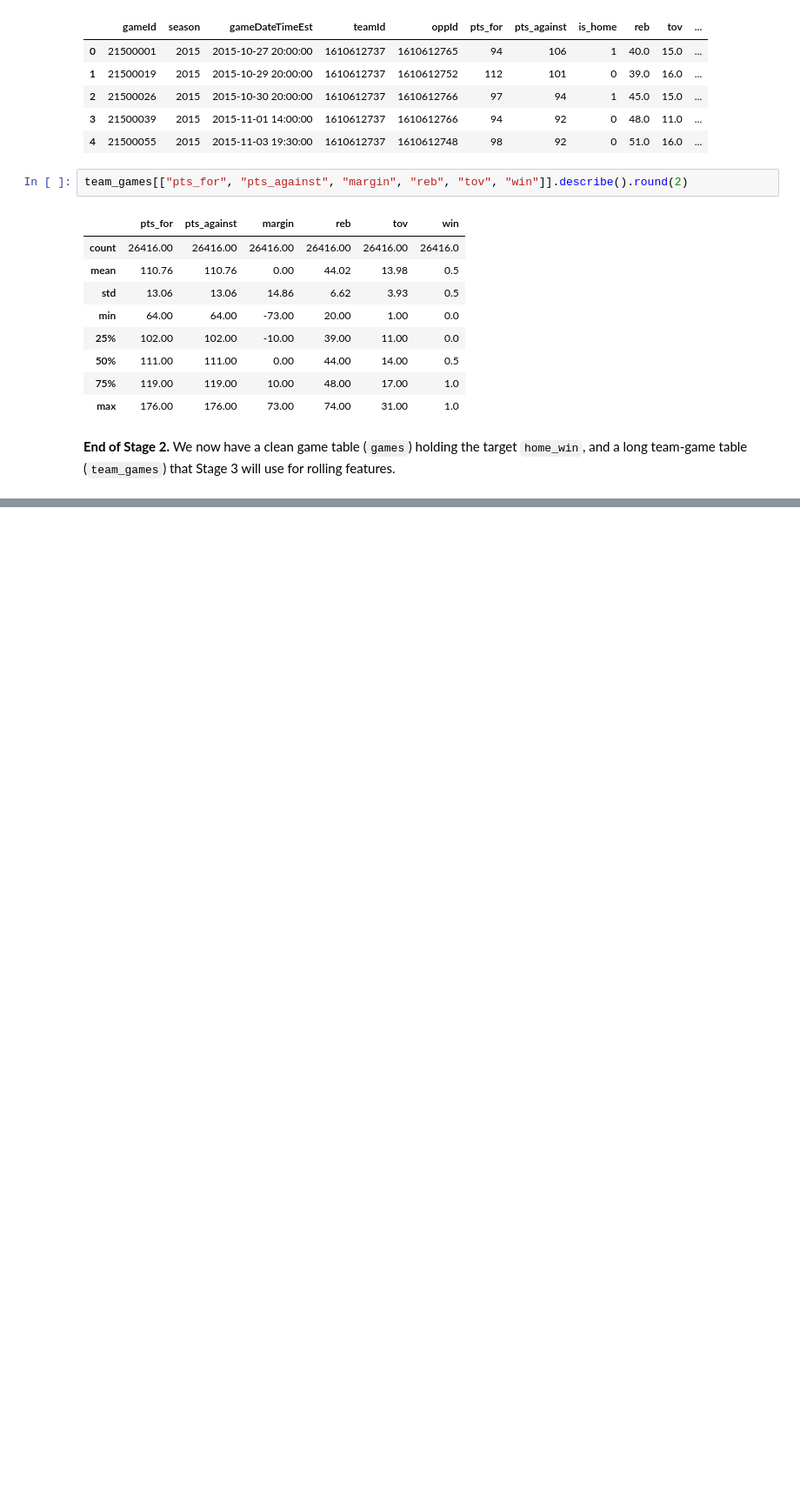
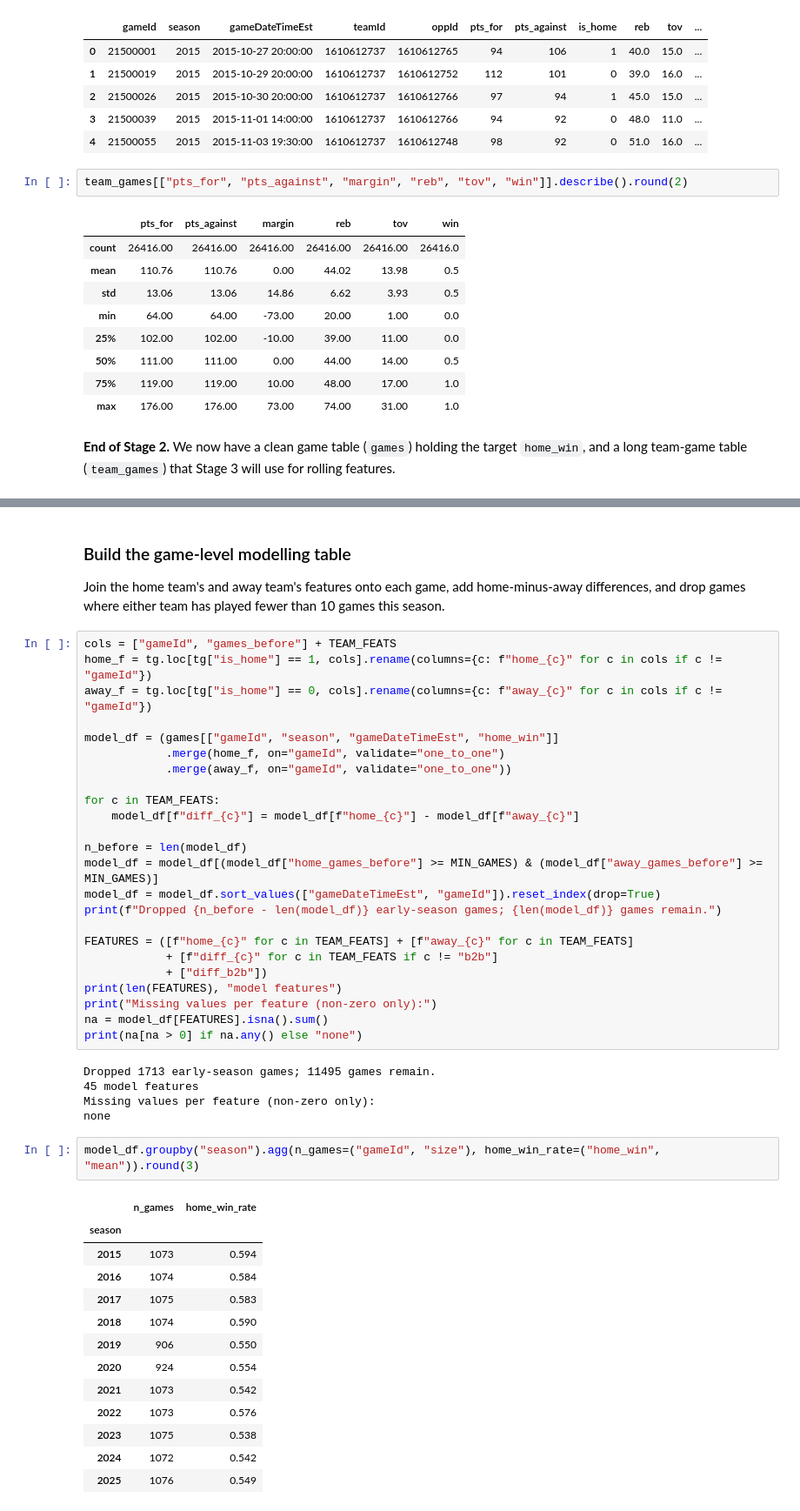
Before and after one commit to sameed102/NBA-Game-Predictor, a Jupyter notebook: nba_home_win_predictor.ipynb, the cells around one changed output, grey strips where cells are left out. Shown at 87% size. Drawn from its saved outputs; the diff is of its cells as text; blank space fills up the shorter version.

```diff
--- a/nba_home_win_predictor.ipynb
+++ b/nba_home_win_predictor.ipynb
@@ -312,0 +388,50 @@ long team-game table (`team_games`) that Stage 3 will use for rolling features.
+# %% [markdown]
+### Build the game-level modelling table
+
+Join the home team's and away team's features onto each game, add home-minus-away differences,
+and drop games where either team has played fewer than 10 games this season.
+# %%
+cols = ["gameId", "games_before"] + TEAM_FEATS
+home_f = tg.loc[tg["is_home"] == 1, cols].rename(columns={c: f"home_{c}" for c in cols if c != "gameId"})
+away_f = tg.loc[tg["is_home"] == 0, cols].rename(columns={c: f"away_{c}" for c in cols if c != "gameId"})
+
+model_df = (games[["gameId", "season", "gameDateTimeEst", "home_win"]]
+            .merge(home_f, on="gameId", validate="one_to_one")
+            .merge(away_f, on="gameId", validate="one_to_one"))
+
+for c in TEAM_FEATS:
+    model_df[f"diff_{c}"] = model_df[f"home_{c}"] - model_df[f"away_{c}"]
+
+n_before = len(model_df)
+model_df = model_df[(model_df["home_games_before"] >= MIN_GAMES) & (model_df["away_games_before"] >= MIN_GAMES)]
+model_df = model_df.sort_values(["gameDateTimeEst", "gameId"]).reset_index(drop=True)
+print(f"Dropped {n_before - len(model_df)} early-season games; {len(model_df)} games remain.")
+
+FEATURES = ([f"home_{c}" for c in TEAM_FEATS] + [f"away_{c}" for c in TEAM_FEATS]
+            + [f"diff_{c}" for c in TEAM_FEATS if c != "b2b"]
+            + ["diff_b2b"])
+print(len(FEATURES), "model features")
+print("Missing values per feature (non-zero only):")
+na = model_df[FEATURES].isna().sum()
+print(na[na > 0] if na.any() else "none")
+# %% [output]
+Dropped 1713 early-season games; 11495 games remain.
+45 model features
+Missing values per feature (non-zero only):
+none
+# %%
+model_df.groupby("season").agg(n_games=("gameId", "size"), home_win_rate=("home_win", "mean")).round(3)
+# %% [output]
+|  | n_games | home_win_rate |
+| season |  |  |
+| 2015 | 1073 | 0.594 |
+| 2016 | 1074 | 0.584 |
+| 2017 | 1075 | 0.583 |
+| 2018 | 1074 | 0.590 |
+| 2019 | 906 | 0.550 |
+| 2020 | 924 | 0.554 |
+| 2021 | 1073 | 0.542 |
+| 2022 | 1073 | 0.576 |
+| 2023 | 1075 | 0.538 |
+| 2024 | 1072 | 0.542 |
+| 2025 | 1076 | 0.549 |
```
Also changed, not shown: parts of 20 cells of this notebook.
